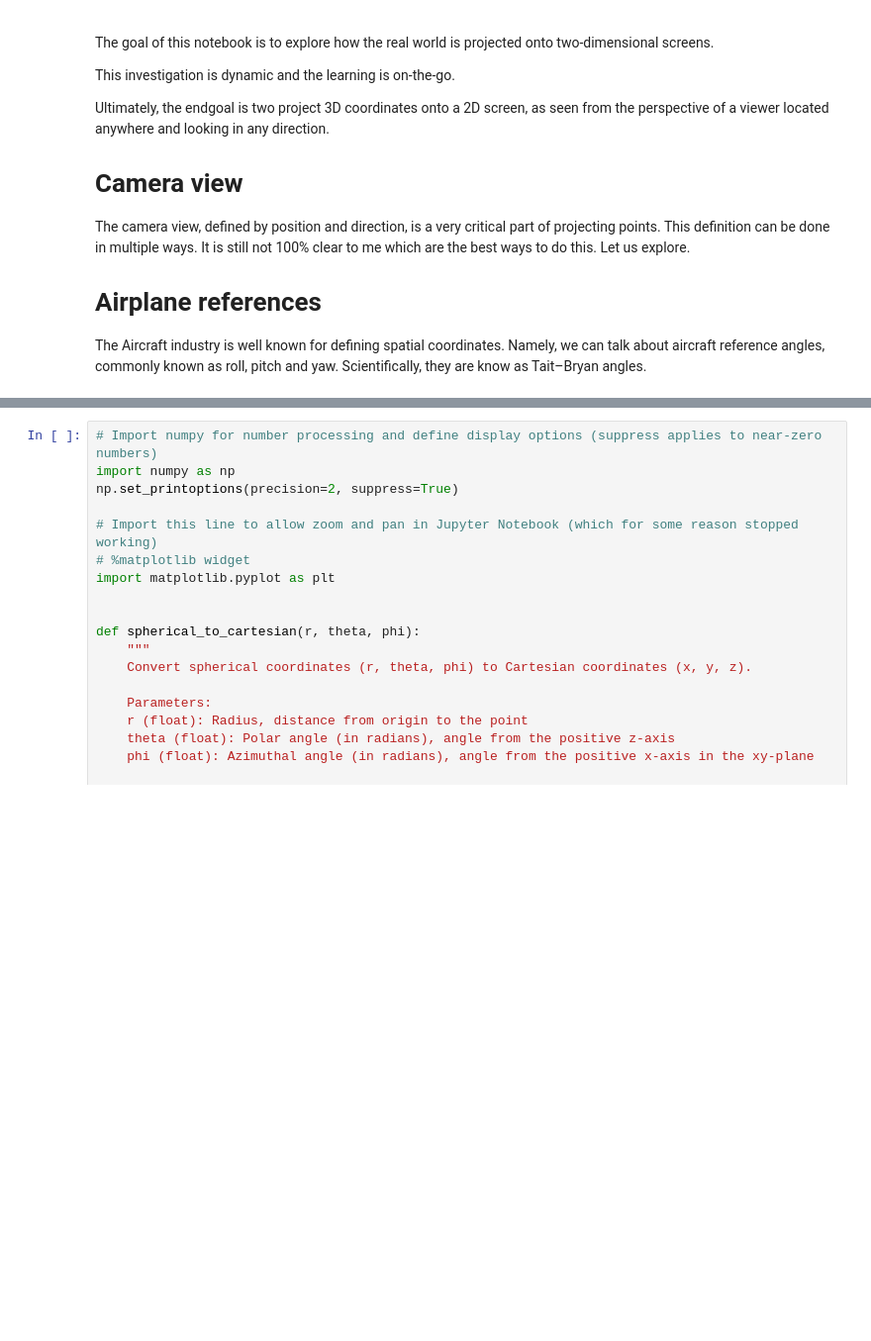
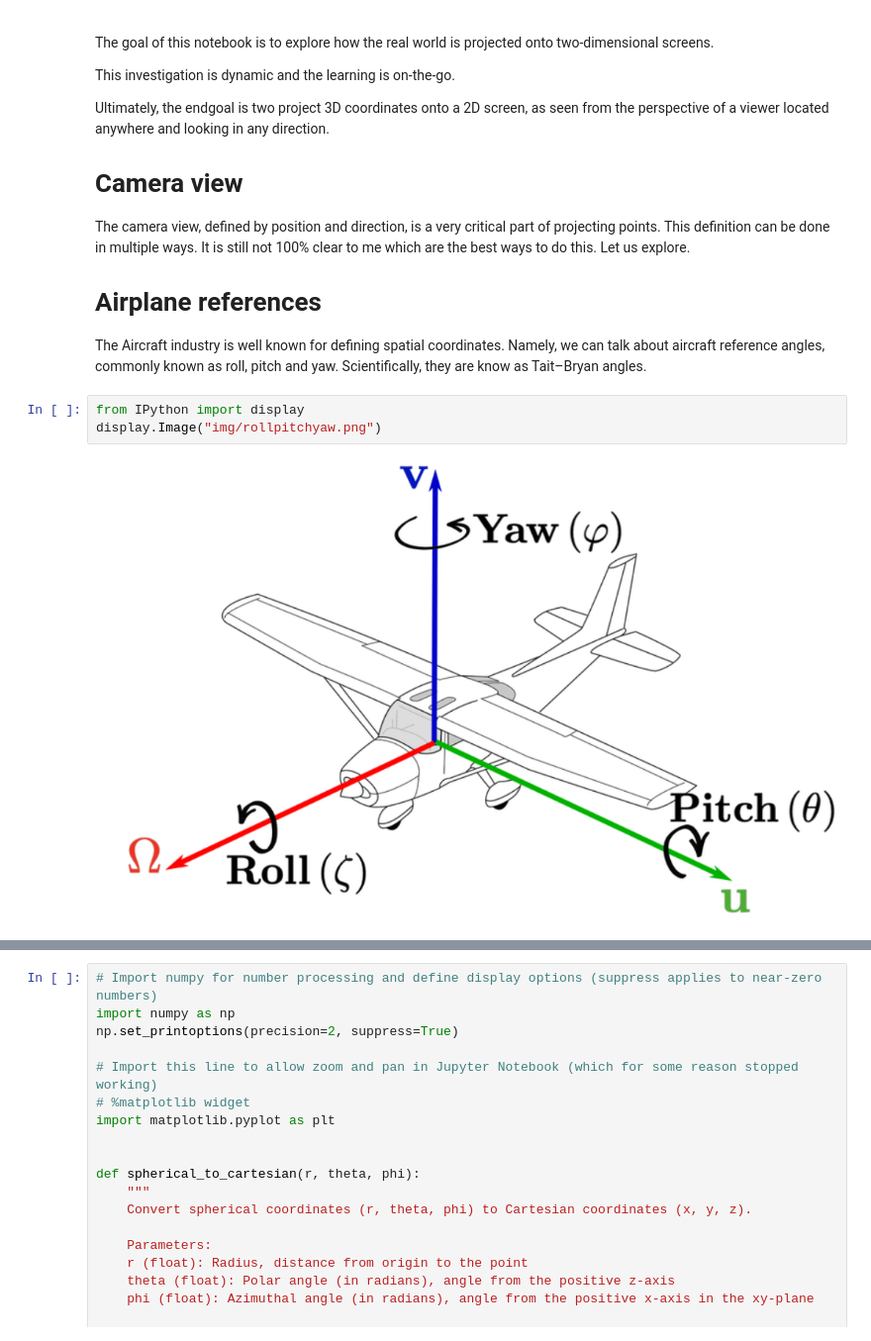
Before and after one commit to pedrodamas1/computergraphics, a Jupyter notebook: investigation.ipynb, the cells around one changed output, grey strips where cells are left out. Shown at 99% size. Drawn from its saved outputs; the diff is of its cells as text; blank space fills up the shorter version.

```diff
--- a/investigation.ipynb
+++ b/investigation.ipynb
@@ -16,6 +16,11 @@ The camera view, defined by position and direction, is a very critical part of p
 # Airplane references
 
 The Aircraft industry is well known for defining spatial coordinates. Namely, we can talk about aircraft reference angles, commonly known as roll, pitch and yaw. Scientifically, they are know as Tait–Bryan angles.
+# %%
+from IPython import display
+display.Image("img/rollpitchyaw.png")
+# %% [output]
+[figure, added]
 # %% [markdown]
 ![alt text](img/rollpitchyaw.png)
 # %% [markdown]
```
